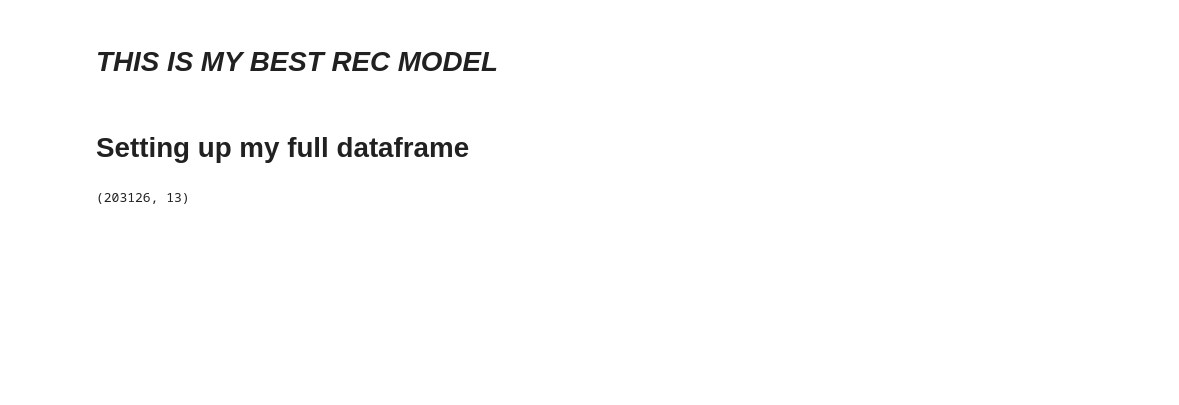
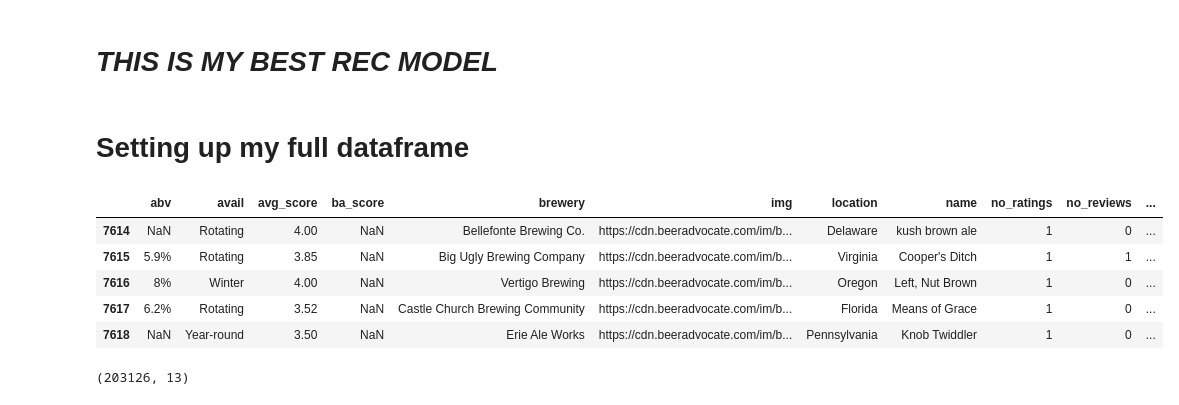
Before and after one commit to ssmithie/beer_recommender, a Jupyter notebook: Data_cleaning.ipynb, the cells around one changed output. Saved outputs shown, nothing was run; the diff lists cells and outputs as text; code cells hidden in the pictures; blank space fills up the shorter version.

```diff
--- a/Data_cleaning.ipynb
+++ b/Data_cleaning.ipynb
@@ -53,6 +53,15 @@ df14 = pd.read_csv('data_files/scrape15.csv', index_col=0)
 df15 = pd.read_csv('data_files/scrape16.csv', index_col=0)
 df16 = pd.read_csv('data_files/scrape17.csv', index_col=0)
 df17 = pd.read_csv('data_files/scrape18.csv', index_col=0)
+# %%
+df0.tail()
+# %% [output]
+|  | abv | avail | avg_score | ba_score | brewery | img | location | name | no_ratings | no_reviews | ... |
+| 7614 | NaN | Rotating | 4.00 | NaN | Bellefonte Brewing Co. | https://cdn.beeradvocate.com/im/b... | Delaware | kush brown ale | 1 | 0 | ... |
+| 7615 | 5.9% | Rotating | 3.85 | NaN | Big Ugly Brewing Company | https://cdn.beeradvocate.com/im/b... | Virginia | Cooper's Ditch | 1 | 1 | ... |
+| 7616 | 8% | Winter | 4.00 | NaN | Vertigo Brewing | https://cdn.beeradvocate.com/im/b... | Oregon | Left, Nut Brown | 1 | 0 | ... |
+| 7617 | 6.2% | Rotating | 3.52 | NaN | Castle Church Brewing Community | https://cdn.beeradvocate.com/im/b... | Florida | Means of Grace | 1 | 0 | ... |
+| 7618 | NaN | Year-round | 3.50 | NaN | Erie Ale Works | https://cdn.beeradvocate.com/im/b... | Pennsylvania | Knob Twiddler | 1 | 0 | ... |
 # %%
 df = pd.concat([df0, df1, df2, df3, df4, df5, df6, df7, df8, df9, df10, df11, df12, df13, df14, df15, df16, df17], axis=0)
 # %%
```
Also changed, not shown: parts of 13 cells of this notebook, 1 other file.
